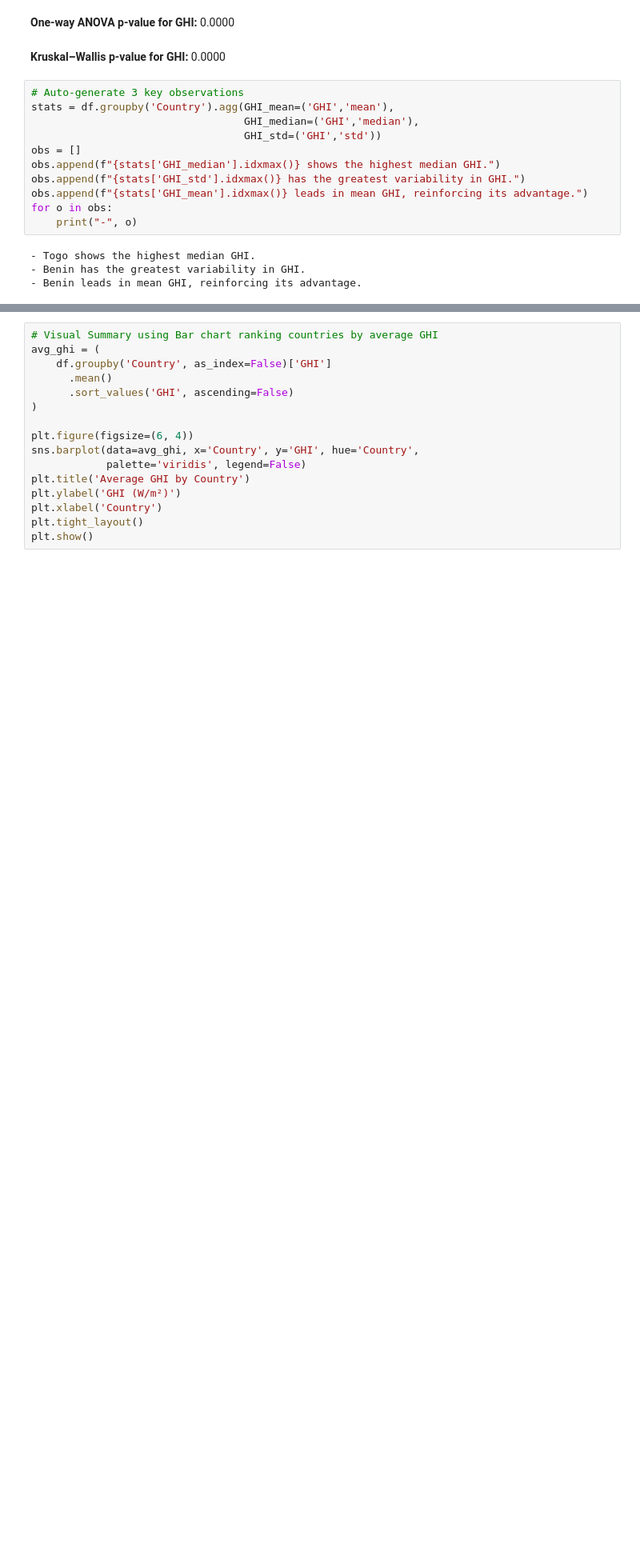
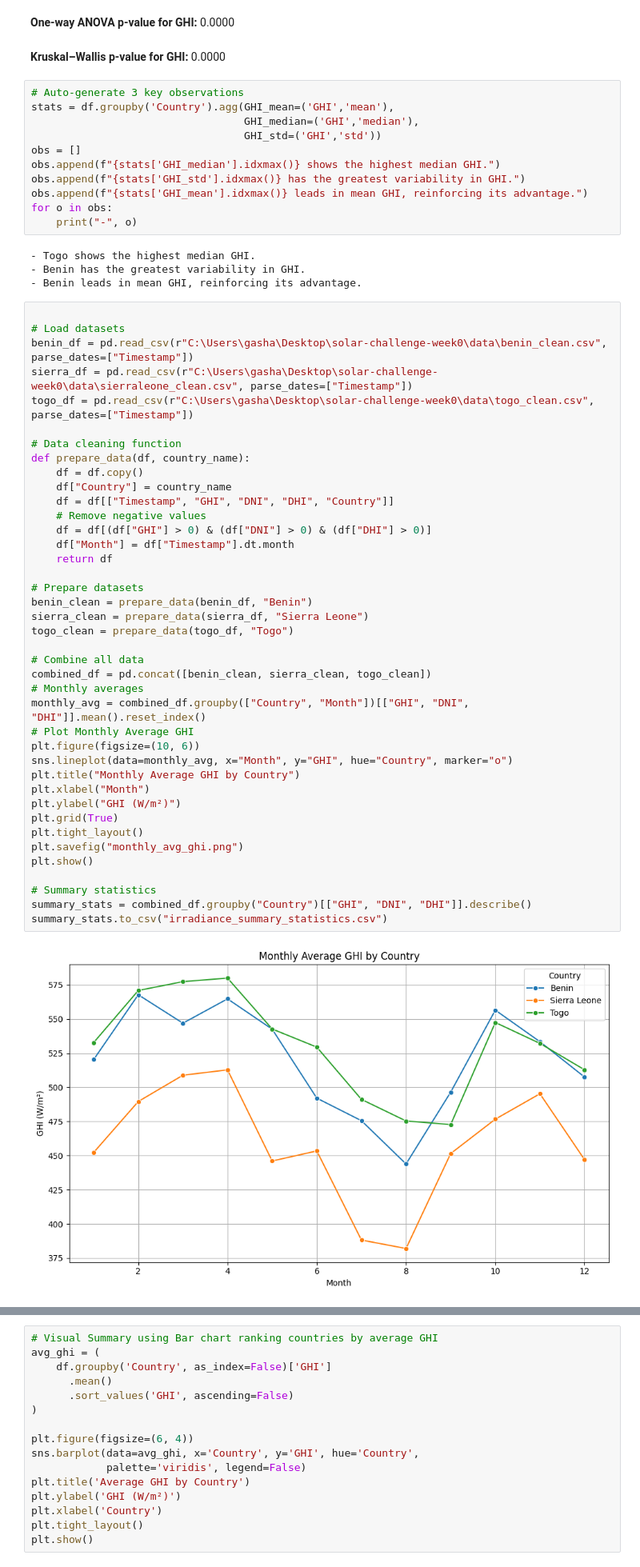
Before and after one commit to gashawbekele06/solar-challenge-week0, a Jupyter notebook: notebooks/compare-countries.ipynb, the cells around one changed output, grey strips where cells are left out. Shown at 80% size. Cells and saved outputs as stored; diff of their text form; blank space fills up the shorter version.

```diff
--- a/notebooks/compare-countries.ipynb
+++ b/notebooks/compare-countries.ipynb
@@ -76,3 +76,45 @@ for o in obs:
 - Togo shows the highest median GHI.
 - Benin has the greatest variability in GHI.
 - Benin leads in mean GHI, reinforcing its advantage.
+# %%
+
+# Load datasets
+benin_df = pd.read_csv(r"C:\Users\gasha\Desktop\solar-challenge-week0\data\benin_clean.csv", parse_dates=["Timestamp"])
+sierra_df = pd.read_csv(r"C:\Users\gasha\Desktop\solar-challenge-week0\data\sierraleone_clean.csv", parse_dates=["Timestamp"])
+togo_df = pd.read_csv(r"C:\Users\gasha\Desktop\solar-challenge-week0\data\togo_clean.csv", parse_dates=["Timestamp"])
+
+# Data cleaning function
+def prepare_data(df, country_name):
+    df = df.copy()
+    df["Country"] = country_name
+    df = df[["Timestamp", "GHI", "DNI", "DHI", "Country"]]
+    # Remove negative values
+    df = df[(df["GHI"] > 0) & (df["DNI"] > 0) & (df["DHI"] > 0)]
+    df["Month"] = df["Timestamp"].dt.month
+    return df
+
+# Prepare datasets
+benin_clean = prepare_data(benin_df, "Benin")
+sierra_clean = prepare_data(sierra_df, "Sierra Leone")
+togo_clean = prepare_data(togo_df, "Togo")
+
+# Combine all data
+combined_df = pd.concat([benin_clean, sierra_clean, togo_clean])
+# Monthly averages
+monthly_avg = combined_df.groupby(["Country", "Month"])[["GHI", "DNI", "DHI"]].mean().reset_index()
+# Plot Monthly Average GHI
+plt.figure(figsize=(10, 6))
+sns.lineplot(data=monthly_avg, x="Month", y="GHI", hue="Country", marker="o")
+plt.title("Monthly Average GHI by Country")
+plt.xlabel("Month")
+plt.ylabel("GHI (W/m²)")
+plt.grid(True)
+plt.tight_layout()
+plt.savefig("monthly_avg_ghi.png")
+plt.show()
+
+# Summary statistics
+summary_stats = combined_df.groupby("Country")[["GHI", "DNI", "DHI"]].describe()
+summary_stats.to_csv("irradiance_summary_statistics.csv")
+# %% [output]
+[figure, added]
```
Also changed, not shown: parts of 3 cells of this notebook, 5 other files.
